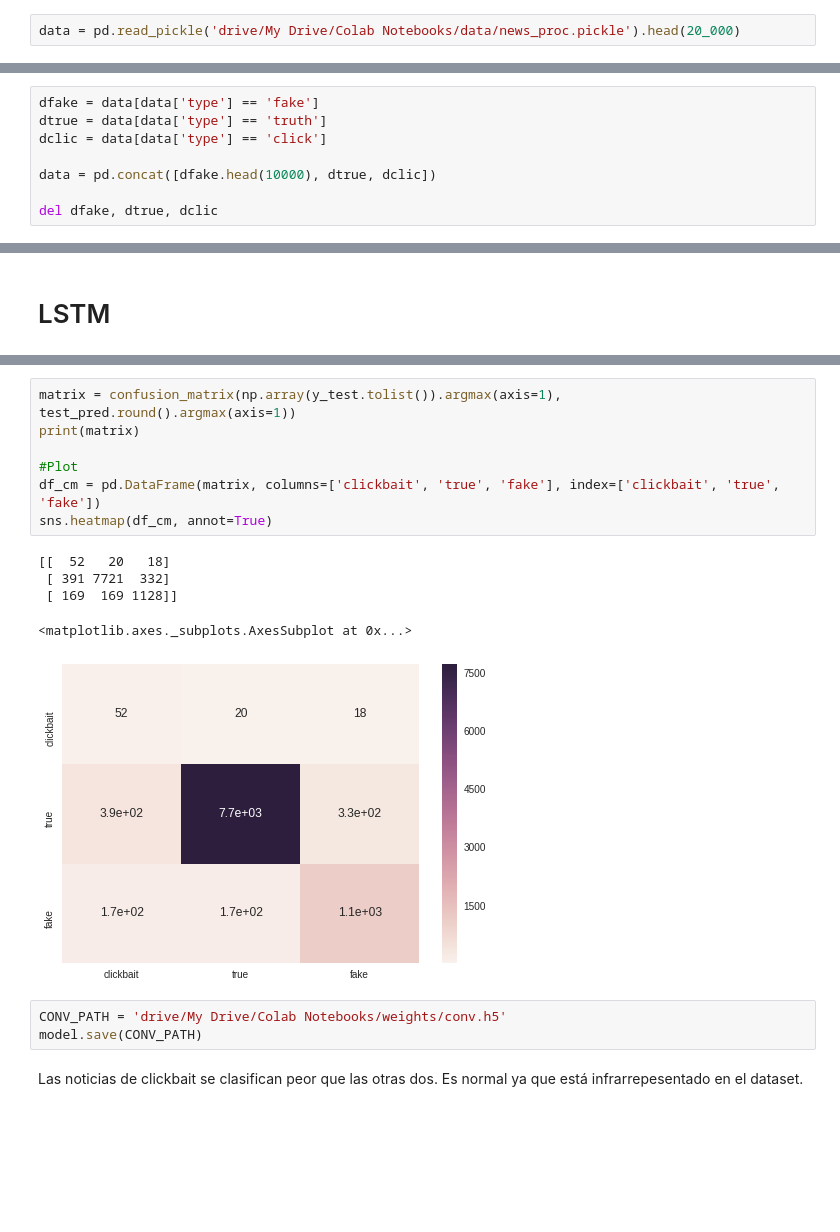
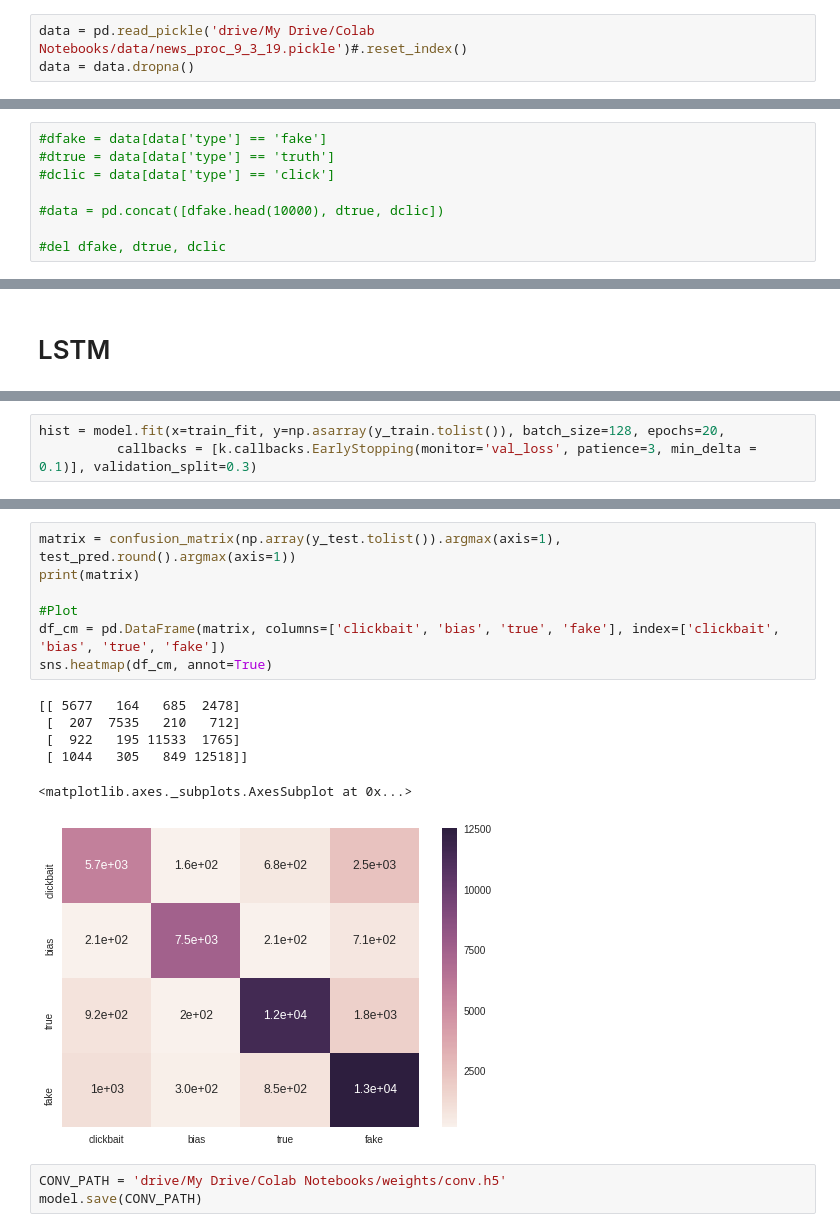
Before and after one commit to AIRLegend/fakenews, a Jupyter notebook: notebooks/Train_Google_Colab.ipynb, the cells around one changed output, grey strips where cells are left out. Drawn from its saved outputs; the diff is of its cells as text; blank space fills up the shorter version.

```diff
--- a/notebooks/Train_Google_Colab.ipynb
+++ b/notebooks/Train_Google_Colab.ipynb
@@ -48,2 +57,3 @@ from gensim.models import KeyedVectors
 # %%
-data = pd.read_pickle('drive/My Drive/Colab Notebooks/data/news_proc.pickle').head(20_000)
+data = pd.read_pickle('drive/My Drive/Colab Notebooks/data/news_proc_9_3_19.pickle')#.reset_index()
+data = data.dropna()
@@ -59,11 +60,11 @@ data.head()
 # %%
-dfake = data[data['type'] == 'fake']
-dtrue = data[data['type'] == 'truth']
-dclic = data[data['type'] == 'click']
+#dfake = data[data['type'] == 'fake']
+#dtrue = data[data['type'] == 'truth']
+#dclic = data[data['type'] == 'click']
 
-data = pd.concat([dfake.head(10000), dtrue, dclic])
+#data = pd.concat([dfake.head(10000), dtrue, dclic])
 
-del dfake, dtrue, dclic
+#del dfake, dtrue, dclic
 # %%
 len_content = len(data['content'][0])
 len_title = len(data['title'][0])
@@ -316,0 +267,3 @@ weighted avg       0.94      0.89      0.91     10000
+# %%
+hist = model.fit(x=train_fit, y=np.asarray(y_train.tolist()), batch_size=128, epochs=20,
+          callbacks = [k.callbacks.EarlyStopping(monitor='val_loss', patience=3, min_delta = 0.1)], validation_split=0.3)
@@ -317,18 +316,17 @@ weighted avg       0.94      0.89      0.91     10000
 # %%
 matrix = confusion_matrix(np.array(y_test.tolist()).argmax(axis=1), test_pred.round().argmax(axis=1))
 print(matrix)
 
 #Plot
-df_cm = pd.DataFrame(matrix, columns=['clickbait', 'true', 'fake'], index=['clickbait', 'true', 'fake'])
+df_cm = pd.DataFrame(matrix, columns=['clickbait', 'bias', 'true', 'fake'], index=['clickbait', 'bias', 'true', 'fake'])
 sns.heatmap(df_cm, annot=True)
 # %% [output]
-[[  52   20   18]
- [ 391 7721  332]
- [ 169  169 1128]]
+[[ 5677   164   685  2478]
+ [  207  7535   210   712]
+ [  922   195 11533  1765]
+ [ 1044   305   849 12518]]
 <matplotlib.axes._subplots.AxesSubplot at 0x...>
-[figure, old version]
+[figure, new version]
 # %%
 CONV_PATH = 'drive/My Drive/Colab Notebooks/weights/conv.h5'
 model.save(CONV_PATH)
-# %% [markdown]
-Las noticias de clickbait se clasifican peor que las otras dos. Es normal ya que está infrarrepesentado en el dataset.
```
Also changed, not shown: parts of 38 cells of this notebook, 3 other files.
